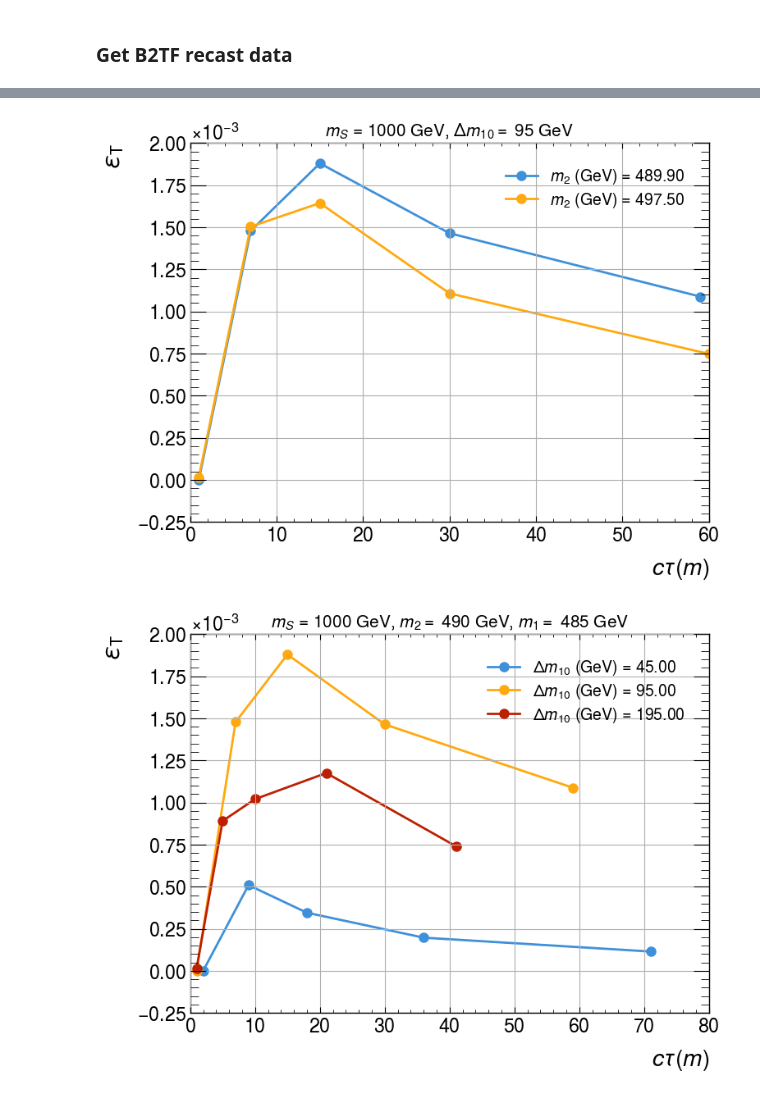
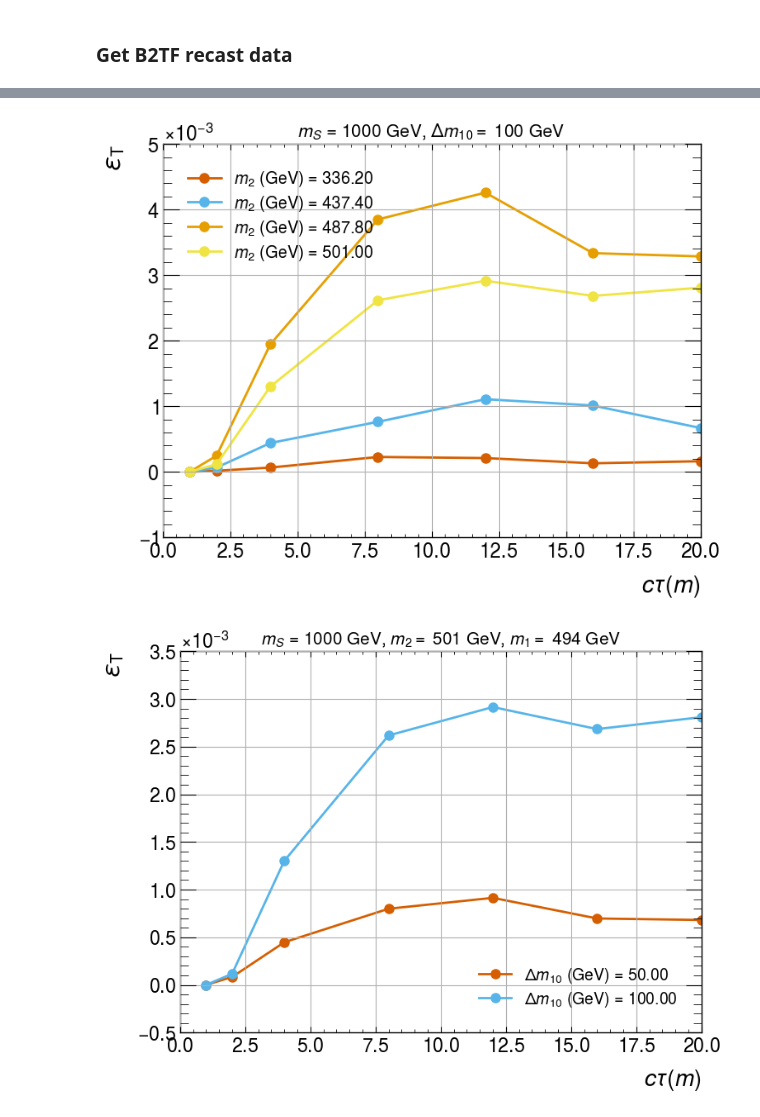
Before and after one commit to andlessa/back2futureTrigger, a Jupyter notebook: B2TF-Trigger/plotEffs_2.ipynb, the cells around one changed output, grey strips where cells are left out. Cells and saved outputs as stored; diff of their text form; code cells hidden in the pictures.

Commit message:
Added limit plot

```diff
--- a/B2TF-Trigger/plotEffs_2.ipynb
+++ b/B2TF-Trigger/plotEffs_2.ipynb
@@ -61,5 +60,5 @@ plt.show()
 # %%
-constraints = {'ms' : 500.0, 'dm' : 95.0}
+constraints = {'ms' : 500.0, 'dm' : 100.0}
 xaxis = 'm1'
 yaxis = 'ctau'
 zaxis = 'eff'
@@ -89,12 +88,12 @@ array([497.5, 489.9])
 # %%
-constraints = {'ms' : 1000.0, 'm2' : 497.5}
+constraints = {'ms' : 1000.0, 'm2' : 501.0}
 xaxis = 'dm'
 yaxis = 'ctau'
 zaxis = 'eff'
 # Filter data
 b2tf_data_df_filter_R = b2tf_data_df_R.copy()
 for label,val in constraints.items():
-    b2tf_data_df_filter_R = b2tf_data_df_filter_R[(np.abs(b2tf_data_df_filter_R[label]-val) < 0.1)]
+    b2tf_data_df_filter_R = b2tf_data_df_filter_R[(np.abs(b2tf_data_df_filter_R[label]-val) < 0.5)]
 b2tf_data_df_filter_R.sort_values(xaxis,inplace=True)
 
 plt.scatter(b2tf_data_df_filter_R[xaxis],b2tf_data_df_filter_R[yaxis],c=b2tf_data_df_filter_R[zaxis],marker='o')
@@ -113,5 +112,5 @@ plt.show()
 # %%
-constraints = {'ms' : 1000.0, 'dm' : 95.0}
+constraints = {'ms' : 1000.0, 'dm' : 100.0}
 xaxis = 'm1'
 yaxis = 'ctau'
 zaxis = 'eff'
@@ -137,7 +136,7 @@ plt.show()
 # %%
-constraints = {'ms' : 1000.0, 'dm' : 95.0}
+constraints = {'ms' : 1000.0, 'dm' : 100.0}
 
-ylabel = 'm2' no mínimo seis (6) meses antes do fim da vigência da
+ylabel = 'm2'
 xaxis = 'ctau'
 yaxis = 'eff'
 # Filter data
@@ -157,28 +156,28 @@ plt.title(getTitleFromDF(b2tf_data_df_filter_R),fontsize=15)
 plt.legend()
 plt.show()
 # %% [output]
-[figure, old version]
+[figure, new version]
 # %%
-constraints = {'ms' : 1000.0, 'm2' : 489.9}
+constraints = {'ms' : 1000.0, 'm2' : 501.0}
 
 ylabel = 'dm'
 xaxis = 'ctau'
 yaxis = 'eff'
 # Filter data
 b2tf_data_df_filter_R = b2tf_data_df_R.copy()
 for label,val in constraints.items():
-    b2tf_data_df_filter_R = b2tf_data_df_filter_R[(np.abs(b2tf_data_df_filter_R[label]-val) < 0.1)]
+    b2tf_data_df_filter_R = b2tf_data_df_filter_R[(np.abs(b2tf_data_df_filter_R[label]-val) < 0.5)]
 
 b2tf_data_df_filter_R.sort_values([ylabel,xaxis],inplace=True)
 
 for c_value,df in b2tf_data_df_filter_R.groupby(ylabel):
     plt.plot(df[xaxis],df[yaxis],
                 label=f"{varDict[ylabel]} = {c_value:1.2f}",marker='o')
 plt.xlabel(r'%s' %varDict[xaxis])
 plt.ylabel(r'%s' %varDict[yaxis])
 plt.grid()
 plt.title(getTitleFromDF(b2tf_data_df_filter_R),fontsize=15)
 plt.legend()
 plt.show()
 # %% [output]
-[figure, old version]
+[figure, new version]
```
Also changed, not shown: parts of 7 cells of this notebook, 1 other file.
